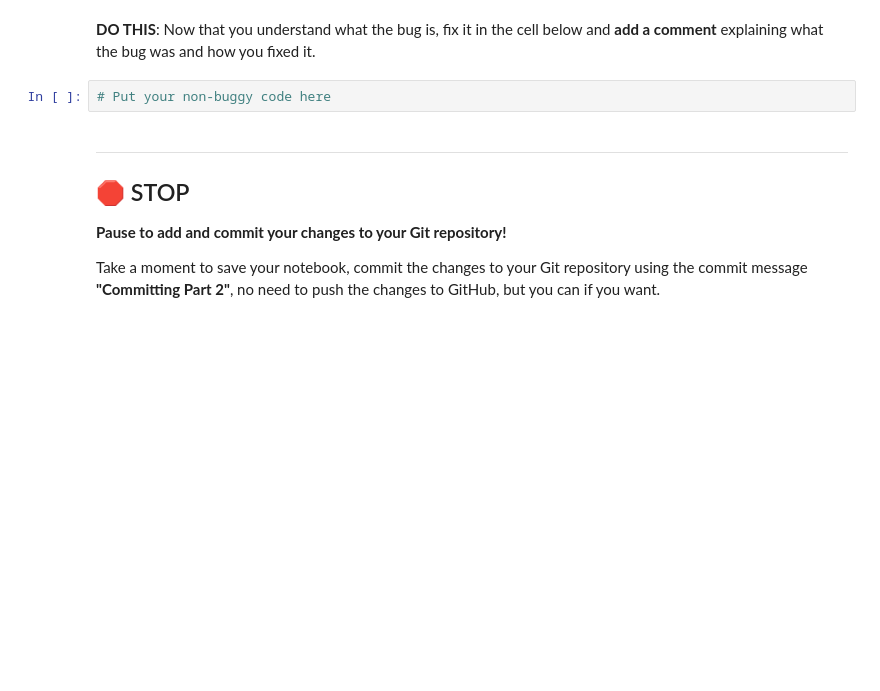
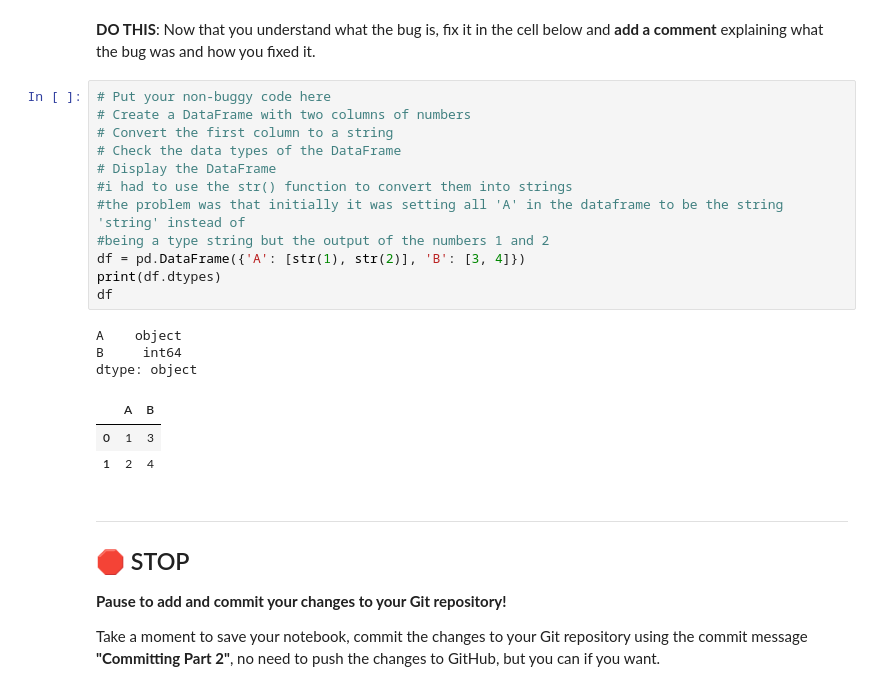
Before and after one commit to ethanfremder/CMSE202-f23-turnin, a Jupyter notebook: hw-01/HW-01_GitPracticeDebuggingPythonPackagesAndClasses-STUDENT.ipynb, the cells around one changed output. Saved outputs shown, nothing was run; the diff lists cells and outputs as text; blank space fills up the shorter version.

```diff
--- a/hw-01/HW-01_GitPracticeDebuggingPythonPackagesAndClasses-STUDENT.ipynb
+++ b/hw-01/HW-01_GitPracticeDebuggingPythonPackagesAndClasses-STUDENT.ipynb
@@ -240,8 +278,25 @@ If you need to write any code to explore the nature of the bug, please do so in
 # Put exploratory code here, if needed
 # %% [markdown]
 **DO THIS**: Now that you understand what the bug is, fix it in the cell below and **add a comment** explaining what the bug was and how you fixed it.
-# %%
-# Put your non-buggy code here
+# %%
+# Put your non-buggy code here
+# Create a DataFrame with two columns of numbers
+# Convert the first column to a string
+# Check the data types of the DataFrame
+# Display the DataFrame
+#i had to use the str() function to convert them into strings
+#the problem was that initially it was setting all 'A' in the dataframe to be the string 'string' instead of
+#being a type string but the output of the numbers 1 and 2
+df = pd.DataFrame({'A': [str(1), str(2)], 'B': [3, 4]})
+print(df.dtypes)
+df
+# %% [output]
+A    object
+B     int64
+dtype: object
+|  | A | B |
+| 0 | 1 | 3 |
+| 1 | 2 | 4 |
 # %% [markdown]
 ---
 ## &#128721; STOP
```
Also changed, not shown: parts of 15 cells of this notebook.
